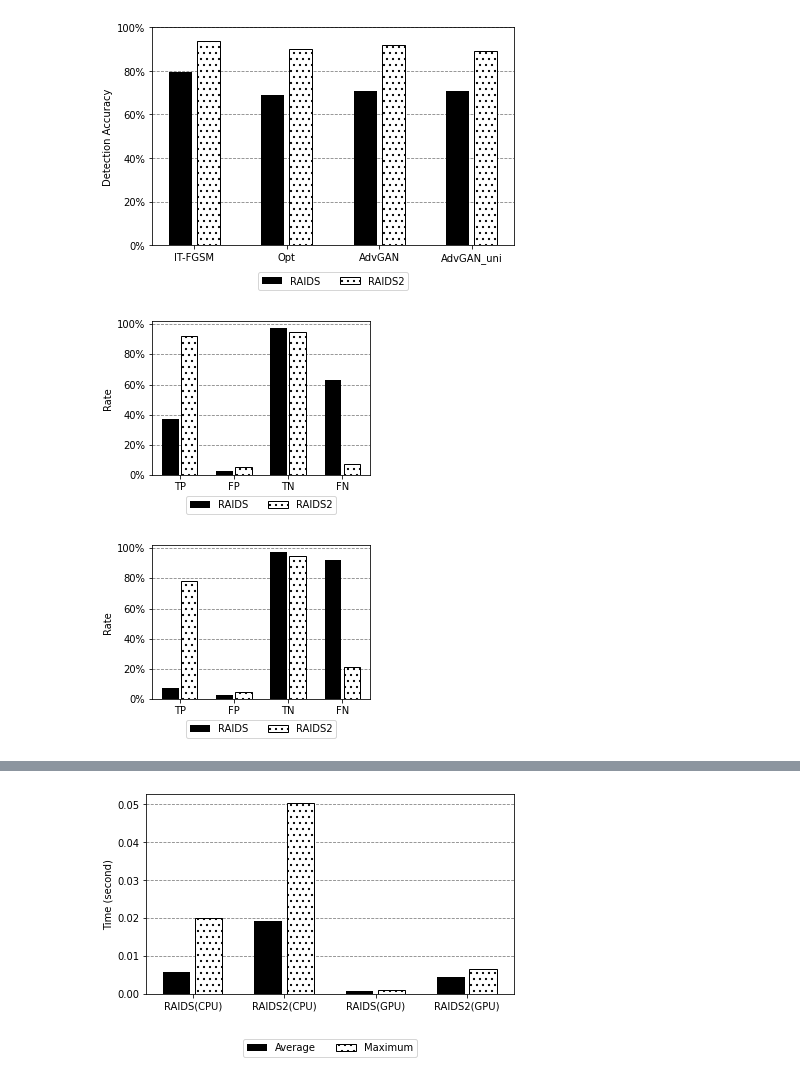
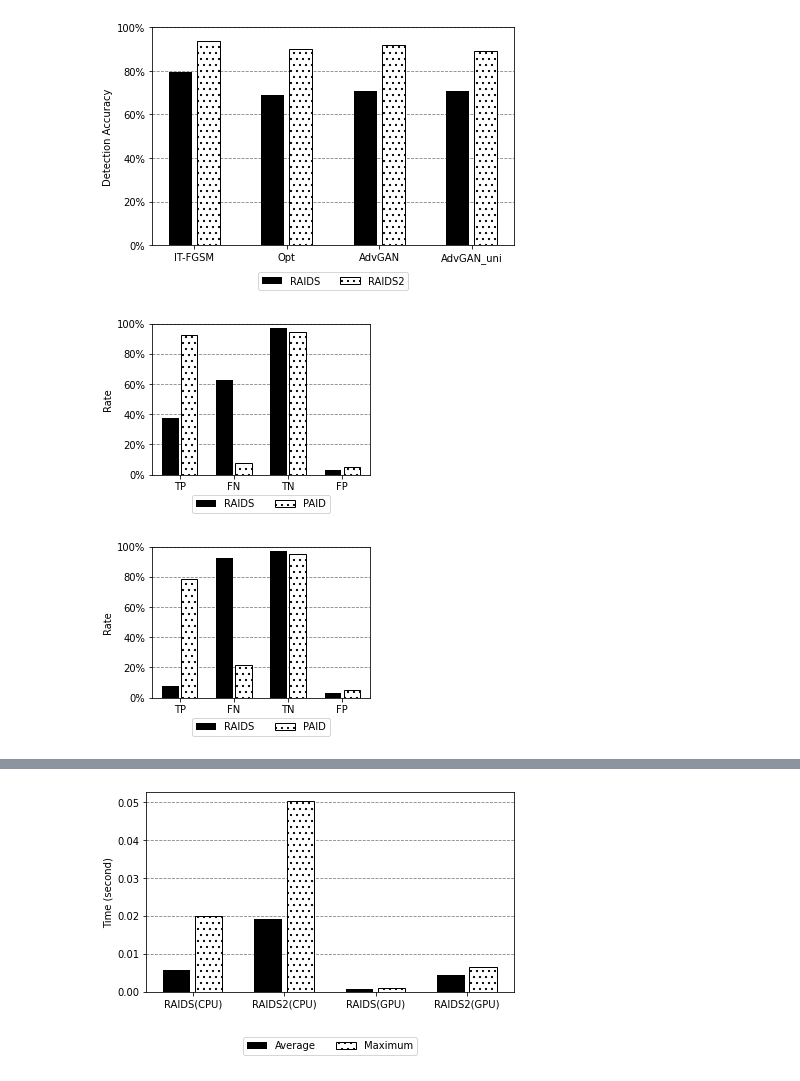
Before and after one commit to koztkozt/PAID, a Jupyter notebook: plot_graph.ipynb, the cells around one changed output, grey strips where cells are left out. Saved outputs shown, nothing was run; the diff lists cells and outputs as text; code cells hidden in the pictures.

```diff
--- a/plot_graph.ipynb
+++ b/plot_graph.ipynb
@@ -200,16 +200,17 @@ fig.savefig("report/RAIDS2_evasion.pdf")
 # %%
 # FGSM
 # TP, FN,TN,FP
-labels = ["TP","FP","TN","FN"]
-RAIDS = [0.3727454909819639,0.028700056274620148,0.9712999437253799,0.627254509018036]
-PAID = [0.9231796927187709,0.05402363534046145,0.9459763646595385,0.07682030728122913]
+labels = ["TP","FN","TN","FP"]
+RAIDS = [0.3727454909819639,0.627254509018036,0.9712999437253799,0.028700056274620148]
+PAID = [0.9231796927187709,0.07682030728122913,0.9459763646595385,0.05402363534046145]
+
 
 x = np.arange(len(labels))  # the label locations
 width = 0.35  # the width of the bars
 
 fig, ax = plt.subplots()
 rects1 = ax.bar(x - width / 2, RAIDS, (width - 0.05), label="RAIDS", color="k")
-rects2 = ax.bar(x + width / 2, RAIDS2, (width - 0.05), label="RAIDS2", color="white", hatch="..", edgecolor="black")
+rects2 = ax.bar(x + width / 2, PAID, (width - 0.05), label="PAID", color="white", hatch="..", edgecolor="black")
 
 ax.set_ylabel("Rate")
 # ax.set_title("Evasion attack (FGSM)")
@@ -218,39 +219,41 @@ ax.set_axisbelow(True)
 ax.yaxis.grid(color="gray", linestyle="dashed")
 ax.yaxis.set_major_formatter(mtick.PercentFormatter(1.0))
 ax.legend(loc="upper center", bbox_to_anchor=(0.5, -0.1), ncol=len(labels))
+ax.set_ylim([0, 1])
 fig.set_size_inches(4, 3)
 fig.tight_layout()
 plt.show()
 fig.savefig("report/RAIDS2_evasion_fgsm.pdf")
 # %% [output]
-[figure, old version]
+[figure, new version]
 # %%
 # Opt
 # TP, FN,TN,FP
-labels = ["TP","FP","TN","FN"]
-RAIDS = [0.07548430193720775,0.028700056274620148,0.9712999437253799,0.9245156980627922]
-PAID = [0.7835671342685371,0.050365785030951044,0.949634214969049,0.21643286573146292]
+labels = ["TP","FN","TN","FP"]
+RAIDS = [0.07548430193720775,0.9245156980627922,0.9712999437253799,0.028700056274620148]
+PAID = [0.7835671342685371,0.21643286573146292,0.949634214969049,0.050365785030951044]
 
 x = np.arange(len(labels))  # the label locations
 width = 0.35  # the width of the bars
 
 fig, ax = plt.subplots()
 rects1 = ax.bar(x - width / 2, RAIDS, (width - 0.05), label="RAIDS", color="k")
-rects2 = ax.bar(x + width / 2, RAIDS2, (width - 0.05), label="RAIDS2", color="white", hatch="..", edgecolor="black")
+rects2 = ax.bar(x + width / 2, PAID, (width - 0.05), label="PAID", color="white", hatch="..", edgecolor="black")
 
 ax.set_ylabel("Rate")
 # ax.set_title("Evasion attack (Opt)")
 ax.set_xticks(x, labels)
 ax.set_axisbelow(True)
 ax.yaxis.grid(color="gray", linestyle="dashed")
 ax.yaxis.set_major_formatter(mtick.PercentFormatter(1.0))
 ax.legend(loc="upper center", bbox_to_anchor=(0.5, -0.1), ncol=len(labels))
+ax.set_ylim([0, 1])
 fig.set_size_inches(4, 3)
 fig.tight_layout()
 plt.show()
 fig.savefig("report/RAIDS2_evasion_opt.pdf")
 # %% [output]
-[figure, old version]
+[figure, new version]
 # %%
 # advGAN
 # TP, FN,TN,FP
```
Also changed, not shown: parts of 2 cells of this notebook.
